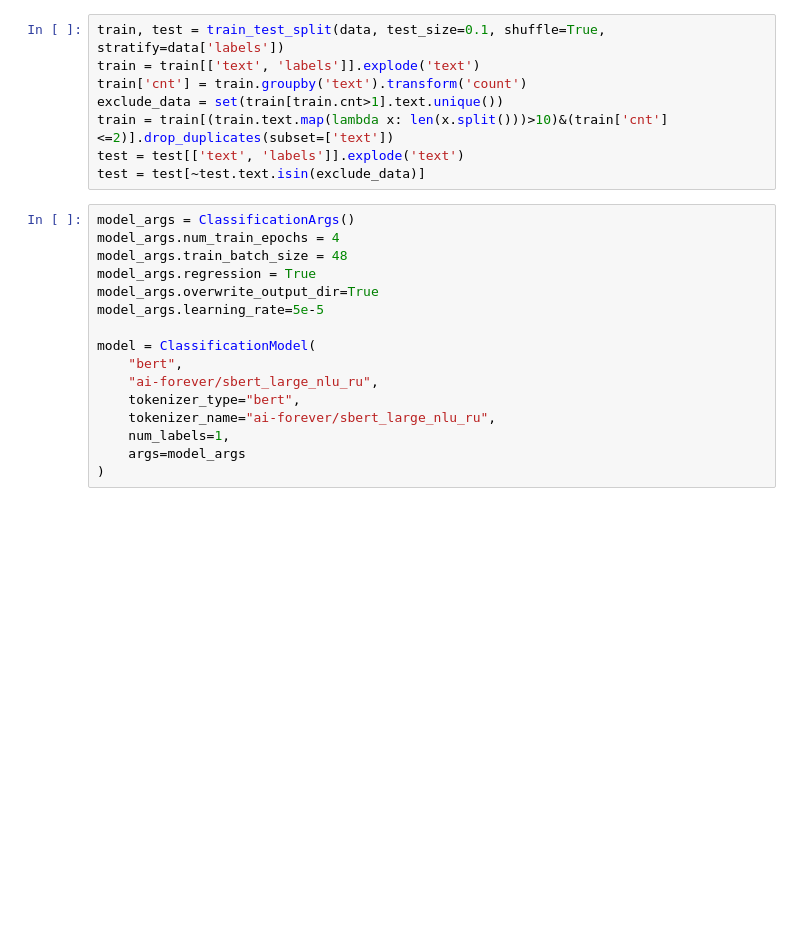
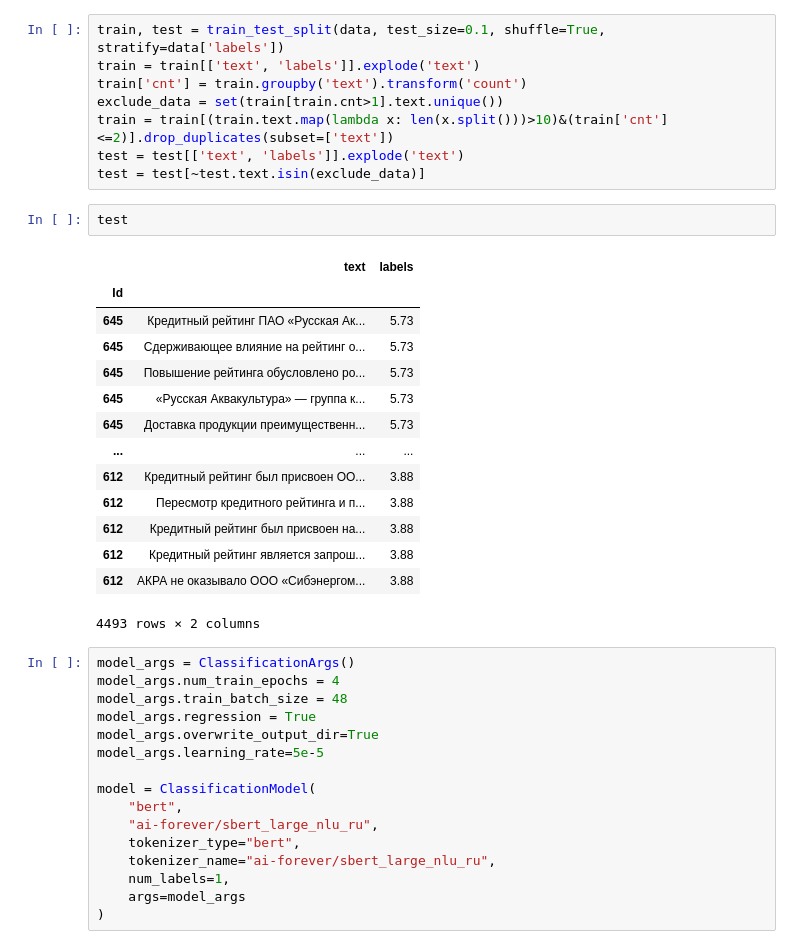
Before and after one commit to Demontego/WhileTrue_Credit_ratings, a Jupyter notebook: Dev_solution.ipynb, the cells around one changed output. Saved outputs shown, nothing was run; the diff lists cells and outputs as text; blank space fills up the shorter version.

```diff
--- a/Dev_solution.ipynb
+++ b/Dev_solution.ipynb
@@ -108,6 +112,23 @@ exclude_data = set(train[train.cnt>1].text.unique())
 train = train[(train.text.map(lambda x: len(x.split()))>10)&(train['cnt']<=2)].drop_duplicates(subset=['text'])
 test = test[['text', 'labels']].explode('text')
 test = test[~test.text.isin(exclude_data)]
+# %%
+test
+# %% [output]
+|  | text | labels |
+| Id |  |  |
+| 645 | Кредитный рейтинг ПАО «Русская Ак... | 5.73 |
+| 645 | Сдерживающее влияние на рейтинг о... | 5.73 |
+| 645 | Повышение рейтинга обусловлено ро... | 5.73 |
+| 645 | «Русская Аквакультура» — группа к... | 5.73 |
+| 645 | Доставка продукции преимущественн... | 5.73 |
+| ... | ... | ... |
+| 612 | Кредитный рейтинг был присвоен ОО... | 3.88 |
+| 612 | Пересмотр кредитного рейтинга и п... | 3.88 |
+| 612 | Кредитный рейтинг был присвоен на... | 3.88 |
+| 612 | Кредитный рейтинг является запрош... | 3.88 |
+| 612 | АКРА не оказывало ООО «Сибэнергом... | 3.88 |
+4493 rows × 2 columns
 # %%
 model_args = ClassificationArgs()
 model_args.num_train_epochs = 4
```
Also changed, not shown: parts of 10 cells of this notebook, 1 other file.
